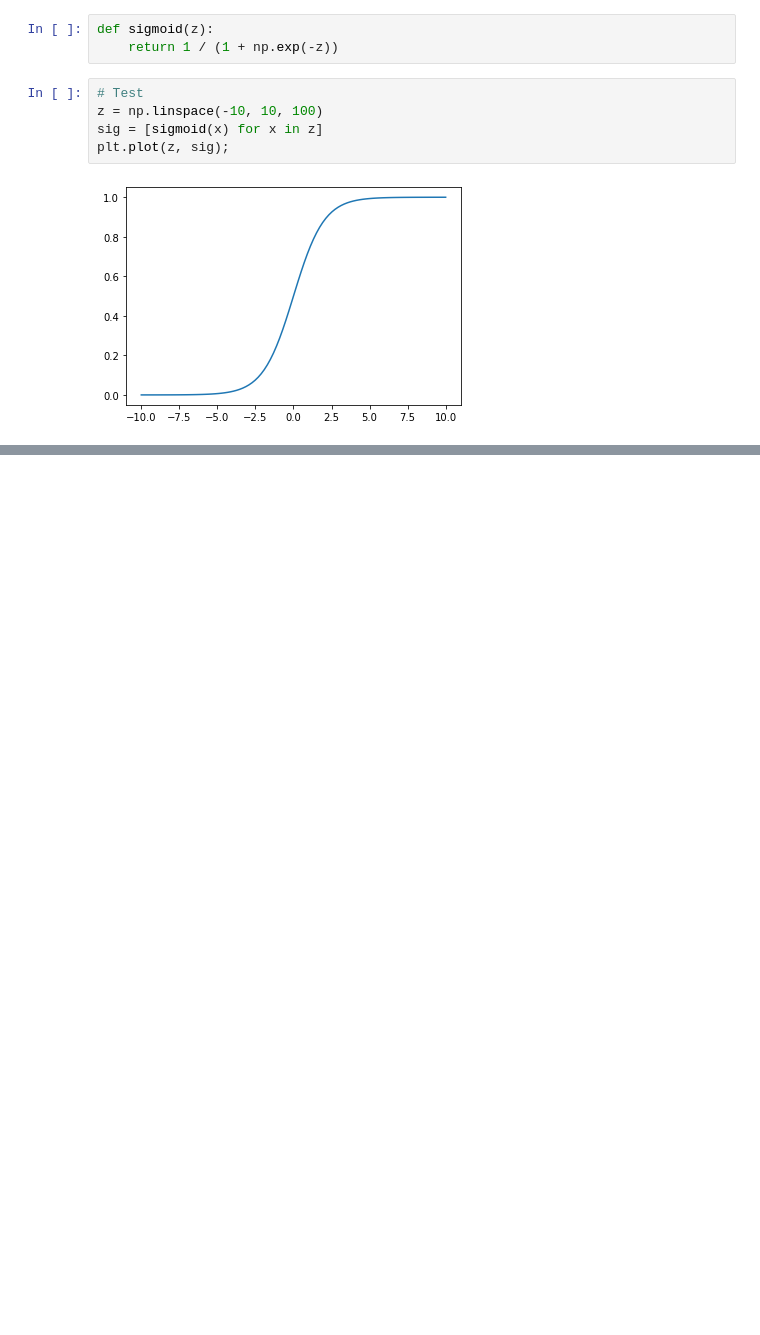
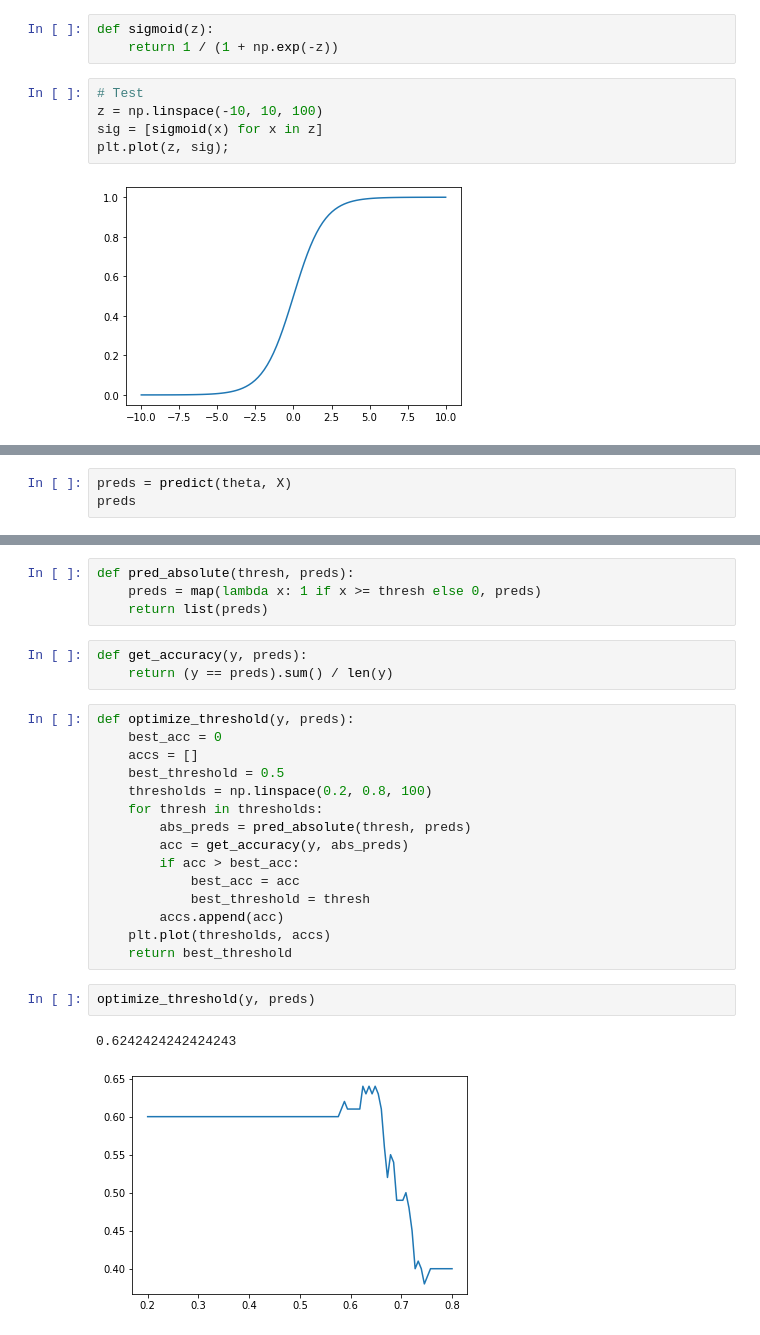
Before and after one commit to damiansp/ML, a Jupyter notebook: coursera/ng/machine-learning-ex2/ex2py/logistic_regression.py.ipynb, the cells around one changed output, grey strips where cells are left out. Cells and saved outputs as stored; diff of their text form; blank space fills up the shorter version.

```diff
--- a/coursera/ng/machine-learning-ex2/ex2py/logistic_regression.py.ipynb
+++ b/coursera/ng/machine-learning-ex2/ex2py/logistic_regression.py.ipynb
@@ -69,0 +114,3 @@ def d_log_loss(theta, X, y):
+# %%
+preds = predict(theta, X)
+preds
@@ -69,0 +138,27 @@ def d_log_loss(theta, X, y):
+# %%
+def pred_absolute(thresh, preds):
+    preds = map(lambda x: 1 if x >= thresh else 0, preds)
+    return list(preds)
+# %%
+def get_accuracy(y, preds):
+    return (y == preds).sum() / len(y)
+# %%
+def optimize_threshold(y, preds):
+    best_acc = 0
+    accs = []
+    best_threshold = 0.5
+    thresholds = np.linspace(0.2, 0.8, 100)
+    for thresh in thresholds:
+        abs_preds = pred_absolute(thresh, preds)
+        acc = get_accuracy(y, abs_preds)
+        if acc > best_acc:
+            best_acc = acc
+            best_threshold = thresh
+        accs.append(acc)
+    plt.plot(thresholds, accs)
+    return best_threshold
+# %%
+optimize_threshold(y, preds)
+# %% [output]
+0.6242424242424243
+[figure, added]
```
Also changed, not shown: parts of 9 cells of this notebook.
